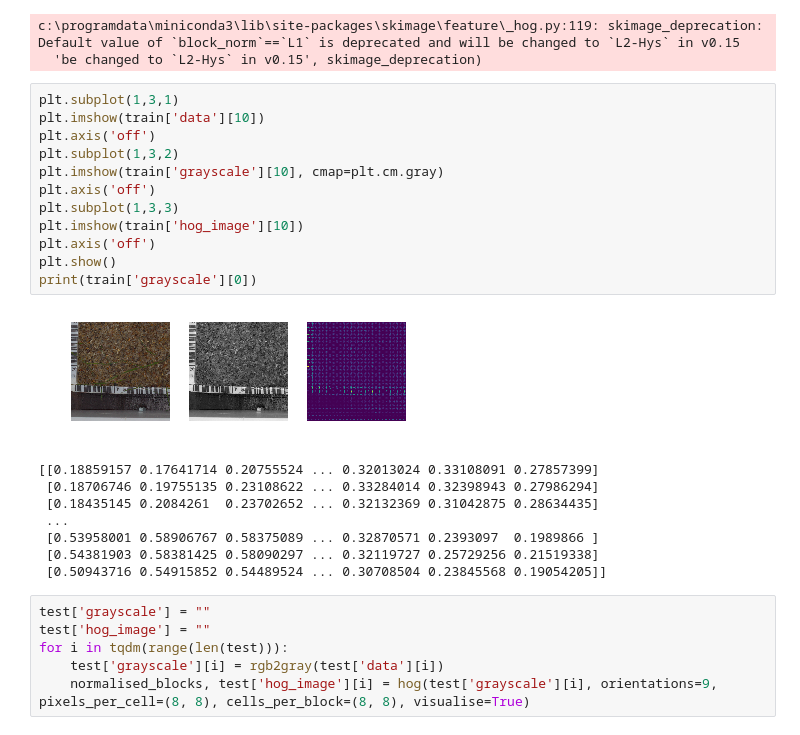
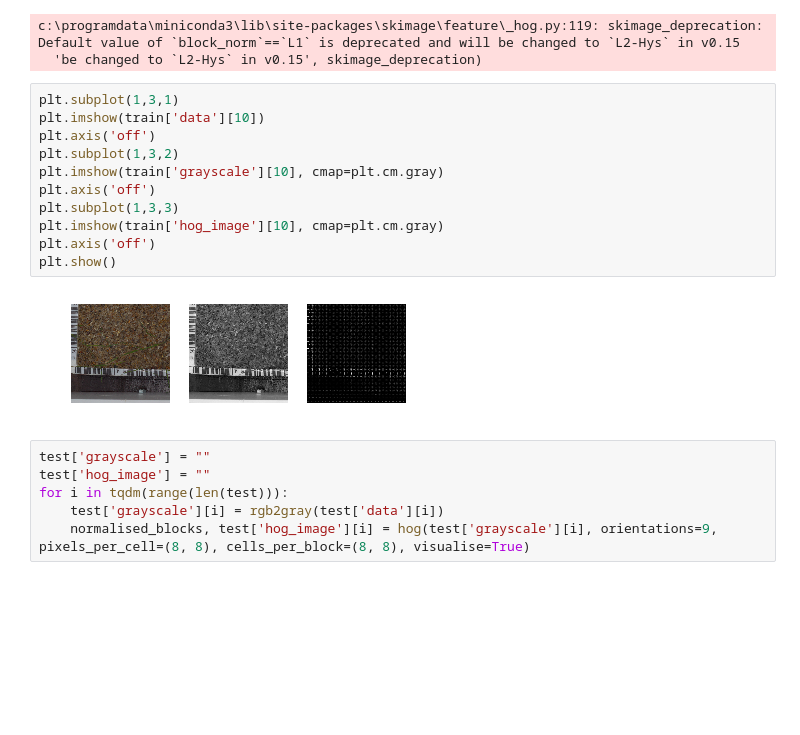
Before and after one commit to shuoenchang/CCU-Computer_Vision, a Jupyter notebook: HW1/HW1.ipynb, the cells around one changed output. Drawn from its saved outputs; the diff is of its cells as text; blank space fills up the shorter version.

```diff
--- a/HW1/HW1.ipynb
+++ b/HW1/HW1.ipynb
@@ -143,24 +144,16 @@ c:\programdata\miniconda3\lib\site-packages\skimage\feature\_hog.py:119: skimage
 # %%
 plt.subplot(1,3,1)
 plt.imshow(train['data'][10])
 plt.axis('off')
 plt.subplot(1,3,2)
 plt.imshow(train['grayscale'][10], cmap=plt.cm.gray)
 plt.axis('off')
 plt.subplot(1,3,3)
-plt.imshow(train['hog_image'][10])
+plt.imshow(train['hog_image'][10], cmap=plt.cm.gray)
 plt.axis('off')
 plt.show()
-print(train['grayscale'][0])
 # %% [output]
-[figure, old version]
+[figure, new version]
-[[0.18859157 0.17641714 0.20755524 ... 0.32013024 0.33108091 0.27857399]
- [0.18706746 0.19755135 0.23108622 ... 0.33284014 0.32398943 0.27986294]
- [0.18435145 0.2084261  0.23702652 ... 0.32132369 0.31042875 0.28634435]
- ...
- [0.53958001 0.58906767 0.58375089 ... 0.32870571 0.2393097  0.1989866 ]
- [0.54381903 0.58381425 0.58090297 ... 0.32119727 0.25729256 0.21519338]
- [0.50943716 0.54915852 0.54489524 ... 0.30708504 0.23845568 0.19054205]]
 # %%
 test['grayscale'] = ""
 test['hog_image'] = ""
```
Also changed, not shown: parts of 19 cells of this notebook, 4 other files.
